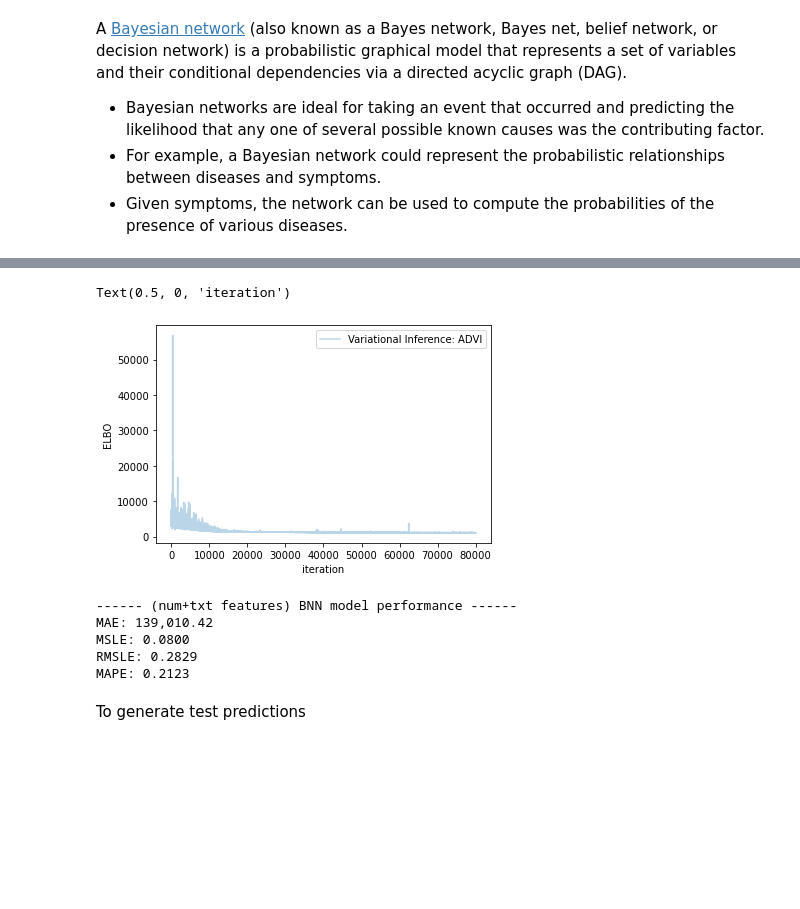
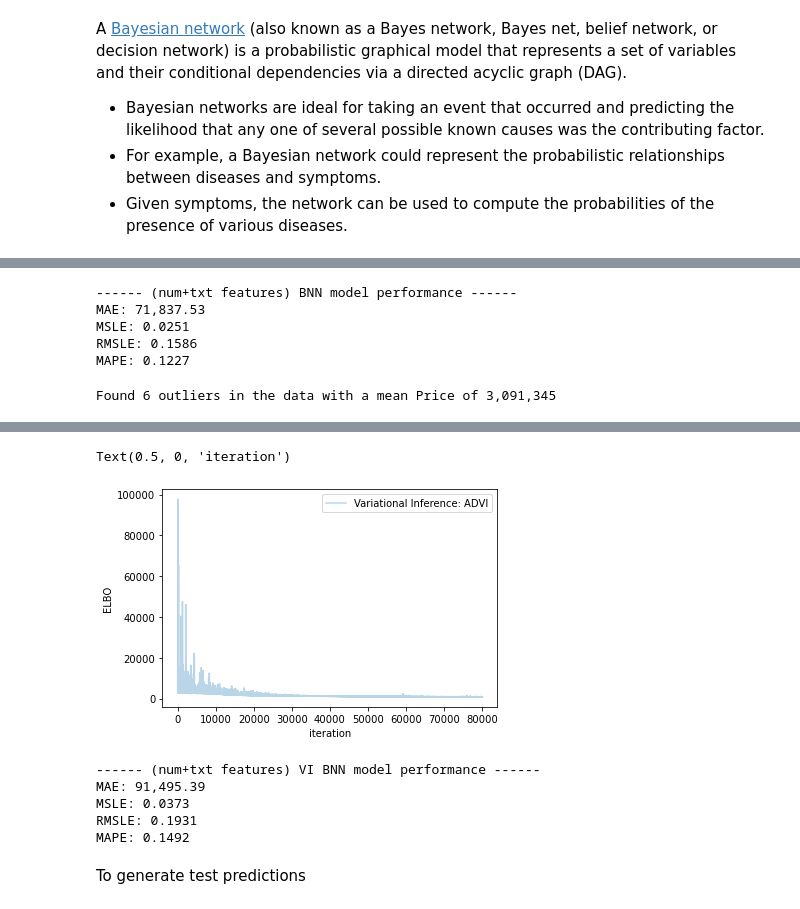
Before and after one commit to ET5003-Group1/ET5003, a Jupyter notebook: Week-5/ET5003_KaggleCompetition.ipynb, the cells around one changed output, grey strips where cells are left out. Cells and saved outputs as stored; diff of their text form; code cells hidden in the pictures; blank space fills up the shorter version.

```diff
--- a/Week-5/ET5003_KaggleCompetition.ipynb
+++ b/Week-5/ET5003_KaggleCompetition.ipynb
@@ -246,8 +251,12 @@ drop_index = [356, 507, 558, 1100, 1379]
 fix_index = 1116
 
 cleaned_train_set = train_set.drop(index=drop_index)
+
 cleaned_train_set.loc[fix_index, "surface"] = (
     cleaned_train_set.loc[fix_index, "surface"] / 100
 )
-plot_numeric_feats(cleaned_train_set)
+cleaned_train_set = cleaned_train_set[
+    cleaned_train_set["surface"] < 900
+]  # Some other outliers that need to be filtered, found via manual inspection
+plot_numeric_feats(cleaned_train_set, scale_price=True)
 # %% [output]
@@ -1166,7 +1190,7 @@ NameError: name 'asoifhaoiufgh' is not defined
 import theano
 
 # add a column of ones to include an intercept in the model (i.e. bias)
-X_train_bias = np.c_[np.ones(len(X_train_drop_surface)), X_train_drop_surface]
+X_train_bias = np.c_[np.ones(len(X_train)), X_train]
 
 
 n_units = 15
@@ -1231,9 +1295,37 @@ Only one chain was sampled, this makes it impossible to run some convergence che
+# %%
+y_train_pred = bnn_predict(mcmc_posterior, X_train_bias, y_scaler)
+
+print_evaluation(
+    np.exp(y_scaler.inverse_transform(y_train)), y_train_pred, "(num+txt features) BNN",
+)
+# %% [output]
+------ (num+txt features) BNN model performance ------
+MAE: 71,837.53
+MSLE: 0.0251
+RMSLE: 0.1586
+MAPE: 0.1227
+# %%
+# add a column of ones to include an intercept in the model
+X_test_bias = np.c_[np.ones(len(X_test)), X_test]
+
+# predictions
+y_test_pred = bnn_predict(mcmc_posterior, X_test_bias, y_scaler)
+
+df_pred_bnn = pd.DataFrame(y_test_pred, columns=["Price"])
+df_pred_bnn["Index"] = test_indexes
+df_pred_bnn = df_pred_bnn[["Index", "Price"]]
+df_pred_bnn = fix_outlier_preds(df_pred_bnn, n_std=5)
+df_pred_bnn.to_csv(
+    os.path.join(dir_path, "preds/", "num_txt_bnn_mcmc.csv"), index=False
+)
+# %% [output]
+Found 6 outliers in the data with a mean Price of 3,091,345
 # %%
 # we can do instead an approximated inference
 n_iterations = 80_000  # start with 1000, then use 50000+
 method = "advi"  # 'advi', 'fullrank_advi', 'svgd', 'asvgd', 'nfvi'
 optimizer = pm.adam  # pm.adam, pm.sgd, pm.adagrad, pm.adagrad_window, pm.adadelta
-learning_rate = 1e-3
+learning_rate = 5e-4
 
 with neural_network:
     approx = pm.fit(
@@ -1256,5 +1349,5 @@ Finished [100%]: Average Loss = 1,079.3
 Text(0.5, 0, 'iteration')
-[figure, old version]
+[figure, new version]
 # %%
 # draw samples from variational posterior
 posterior_samples = 10_000
@@ -1262,25 +1355,17 @@ posterior = approx.sample(draws=posterior_samples)
-# %%
-y_pred = []
-for i in range(posterior["hidden_1"].shape[0]):
-    # inner layer
-    h1 = np.tanh(np.dot(posterior["hidden_1"][i, :, :].T, X_train_bias.T))
-    # outer layer
-    sample_pred = np.dot(posterior["output_layer"][i, :], h1).reshape(-1, 1)
-    y_pred.append(np.exp(y_scaler.inverse_transform(sample_pred)))
-
-# predictions
-y_pred = np.array(y_pred)
-y_pred_means = np.mean(y_pred, axis=0)
-
-print_evaluation(
-    np.exp(y_scaler.inverse_transform(y_train)), y_pred_means, "(num+txt features) BNN",
-)
-# %% [output]
------- (num+txt features) BNN model performance ------
-MAE: 139,010.42
-MSLE: 0.0800
-RMSLE: 0.2829
-MAPE: 0.2123
+# %%
+y_train_preds = bnn_predict(vi_posterior, X_train_bias, y_scaler)
+
+print_evaluation(
+    np.exp(y_scaler.inverse_transform(y_train)),
+    y_train_preds,
+    "(num+txt features) VI BNN",
+)
+# %% [output]
+------ (num+txt features) VI BNN model performance ------
+MAE: 91,495.39
+MSLE: 0.0373
+RMSLE: 0.1931
+MAPE: 0.1492
 # %% [markdown]
 To generate test predictions
 # %%
```
Also changed, not shown: parts of 36 cells of this notebook.
